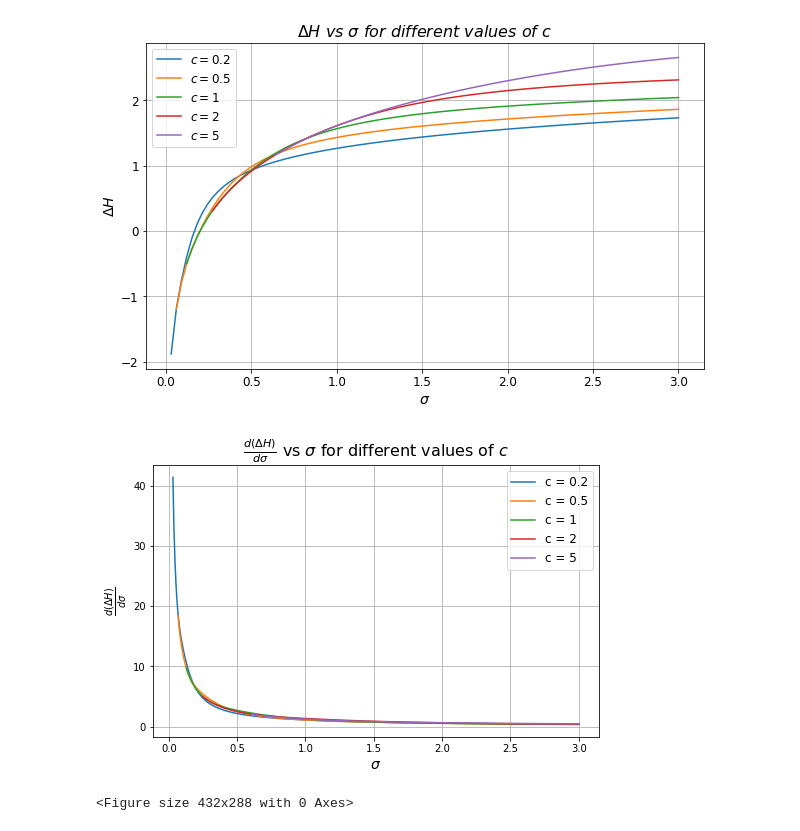
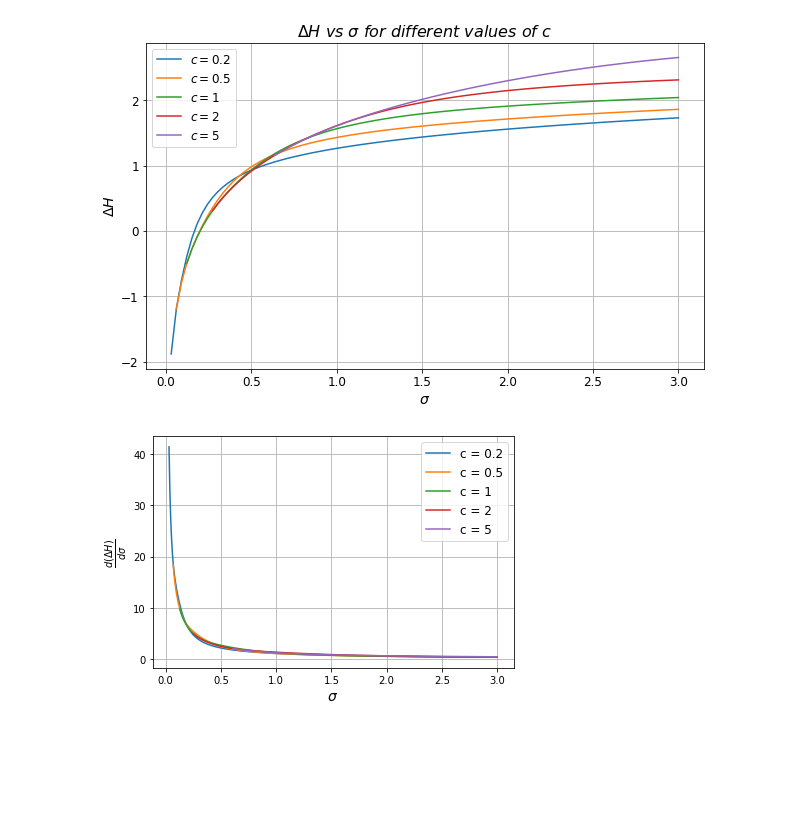
Before and after one commit to Linwei94/AAAI2025-FC, a Jupyter notebook: paper-figure/entropy_difference/entropy_difference.ipynb, the cells around one changed output. Cells and saved outputs as stored; diff of their text form; code cells hidden in the pictures; blank space fills up the shorter version.

```diff
--- a/paper-figure/entropy_difference/entropy_difference.ipynb
+++ b/paper-figure/entropy_difference/entropy_difference.ipynb
@@ -199,34 +199,33 @@ def dH_dsigma(sigma, c):
 
     term1 = (np.log(Phi(c / sigma) - 0.5) + 1) * phi(c / sigma) * c / sigma**2
     term2 = -(np.log(1 - Phi(c / sigma)) + 1) * phi(c / sigma) * c / sigma**2
     term3 = 1 / sigma
     term4 = -c * phi(c / sigma) / (2 * sigma**2 * Phi(c / sigma))
     term5 = (-phi(c / sigma) / (2 * (Phi(c / sigma))**2)) * (c * (c**2 - sigma**2) / sigma**4 * Phi(c / sigma) + c**2 / sigma**3 * phi(c / sigma))
     term6 = 1 / (4 * sigma)
 
     return term1 + term2 + term3 + term4 + term5 + term6
 
 # Sigma values
 sigma_values = np.linspace(0.0001, 3, 400)
 
 # Values of c to be used
 c_values = [0.2, 0.5, 1, 2, 5]
 
 # Plotting
-plt.figure(figsize=(8, 5))  # Smaller figure size
+plt.figure(figsize=(6, 4))  # Smaller figure size
 
 for c in c_values:
     dH_values = [dH_dsigma(sigma, c) for sigma in sigma_values]
     plt.plot(sigma_values, dH_values, label=f'c = {c}')
 
 plt.xlabel(r'$\sigma$', fontsize=14)  # Larger font size
 plt.ylabel(r'$\frac{d (\Delta H)}{d\sigma}$', fontsize=14)  # Larger font size
-plt.title(r'$\frac{d (\Delta H)}{d\sigma}$ vs $\sigma$ for different values of $c$', fontsize=16)  # Larger font size
+# plt.title(r'$\frac{d (\Delta H)}{d\sigma}$ vs $\sigma$ for different values of $c$', fontsize=16)  # Larger font size
 plt.legend(fontsize=12)
 plt.grid(True)
 plt.tight_layout()  # Adjust layout to fit the labels
 plt.savefig("ddelta_H.pdf")
 plt.show()
 # %% [output]
-[figure, old version]
+[figure, new version]
-<Figure size 432x288 with 0 Axes>
```
Also changed, not shown: 13 other files.
